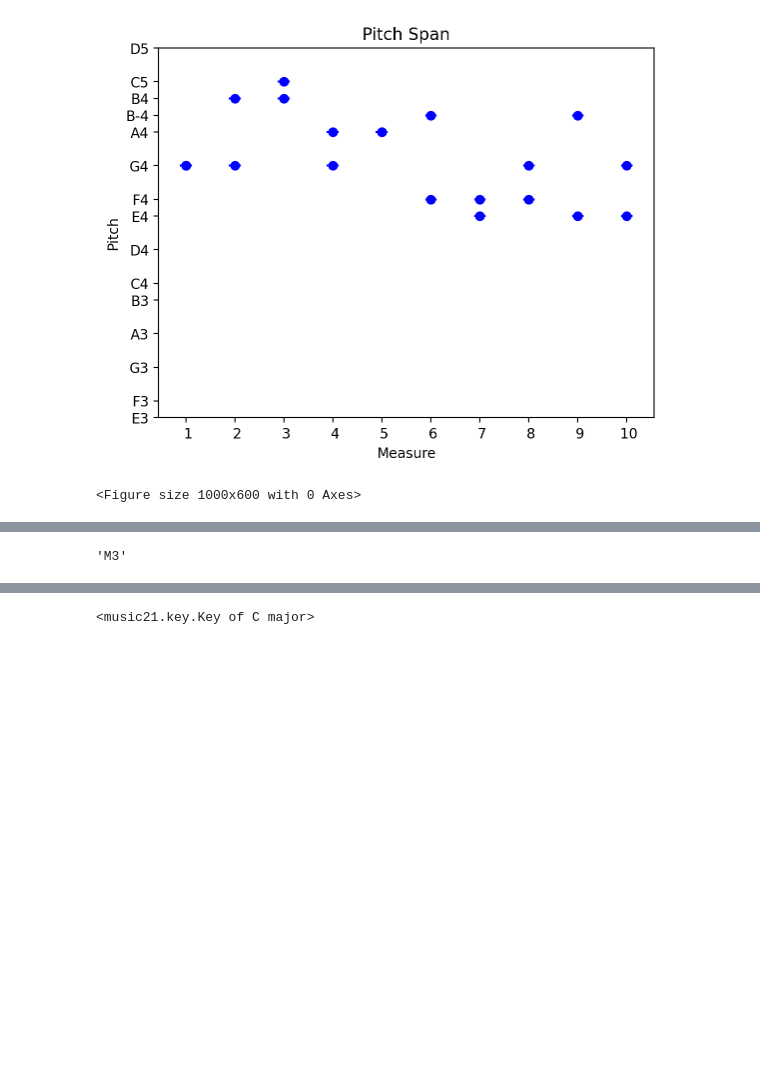
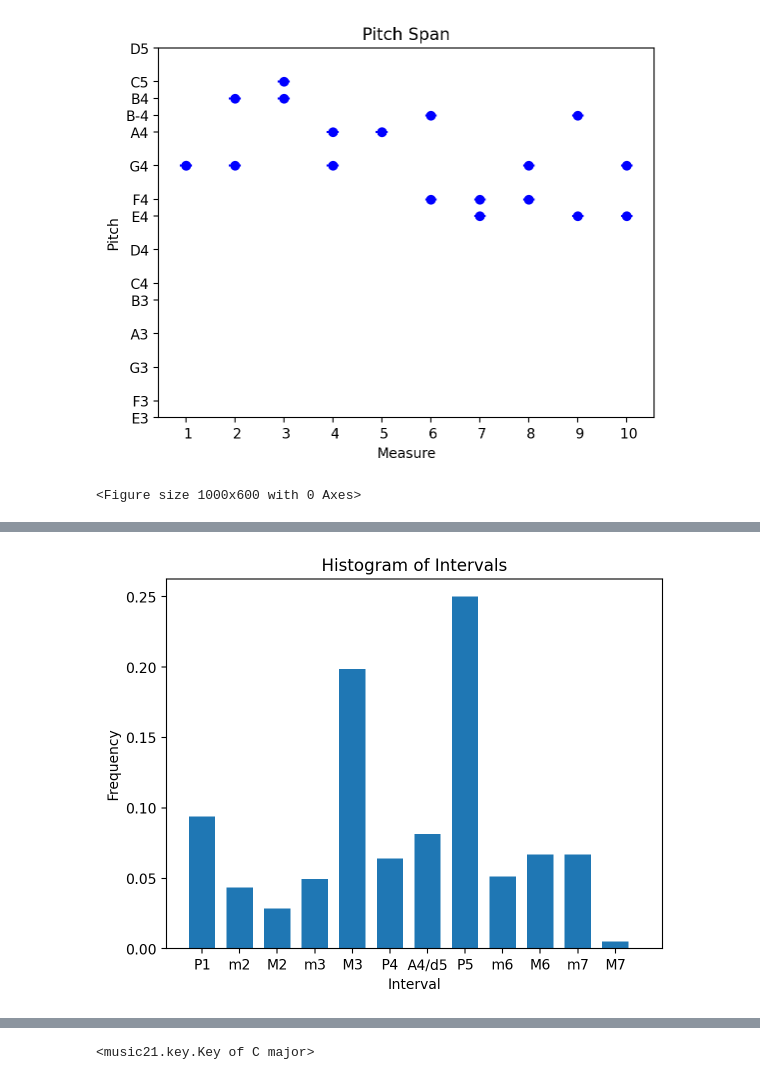
Before and after one commit to abhishekneerr/AMPLab, a Jupyter notebook: ethnonmusicology/Nawab_melodic_similarities.ipynb, the cells around one changed output, grey strips where cells are left out. Saved outputs shown, nothing was run; the diff lists cells and outputs as text; code cells hidden in the pictures; blank space fills up the shorter version.

```diff
--- a/ethnonmusicology/Nawab_melodic_similarities.ipynb
+++ b/ethnonmusicology/Nawab_melodic_similarities.ipynb
@@ -368,8 +369,24 @@ plt.show()
 <Figure size 1000x600 with 0 Axes>
-# %%
-aInterval = music21.interval.Interval(
-    pitchStart=pitch_span_dict["measure[1]"][0], pitchEnd=pitch_span_dict["measure[1]"][1])
-aInterval
-aInterval.name
-# %% [output]
-'M3'
+# %%
+import matplotlib.pyplot as plt
+
+# create a list to store interval names for each measure
+measure_intervals = []
+for measure in pitch_span_dict.values():
+    interval_name = measure[5]
+    measure_intervals.append(interval_name)
+
+bin_edges = range(13)
+bin_width = 0.7
+
+# create a histogram of the intervals
+plt.hist(measure_intervals, bins=[
+         edge - bin_width/2 for edge in bin_edges], density=True, width=bin_width)
+plt.xticks(range(12), ('P1', 'm2', 'M2', 'm3', 'M3',
+           'P4', 'A4/d5', 'P5', 'm6', 'M6', 'm7', 'M7'))
+plt.xlabel('Interval')
+plt.ylabel('Frequency')
+plt.title('Histogram of Intervals')
+plt.show()
+# %% [output]
+[figure, added]
```
Also changed, not shown: parts of 4 cells of this notebook.
